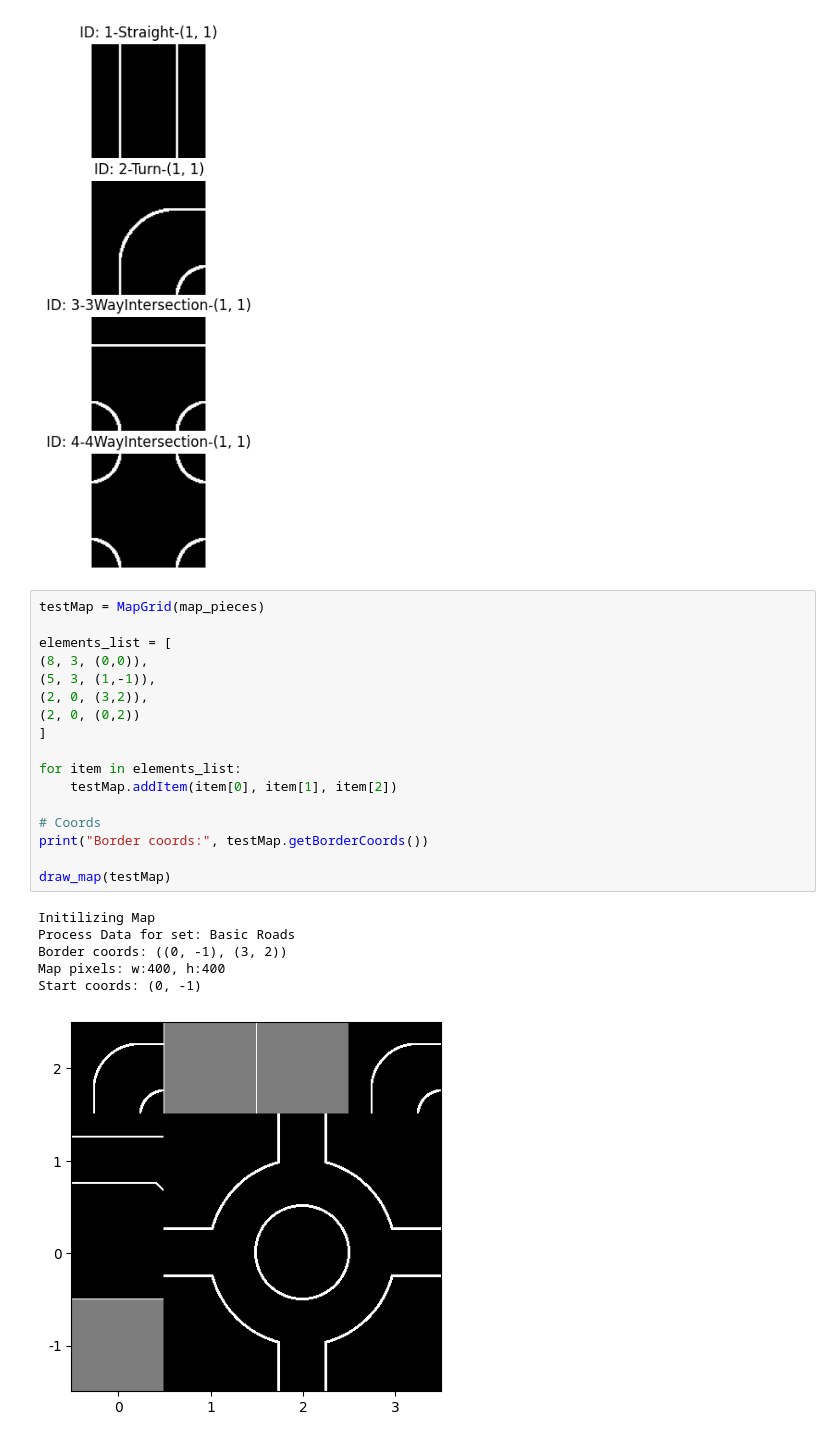
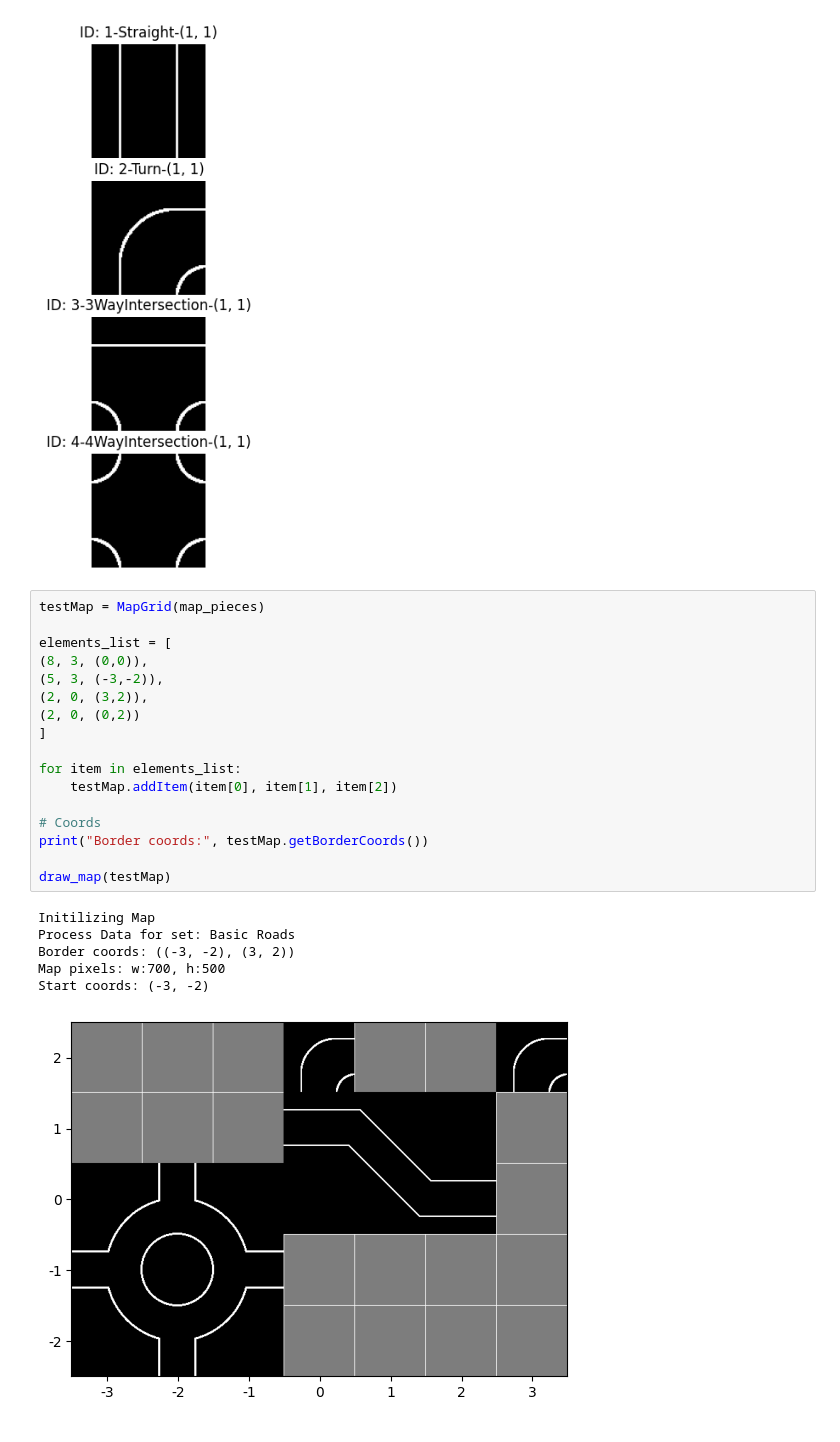
Before and after one commit to slaweksystem/map_generator_2D, a Jupyter notebook: map_generator.ipynb, the cells around one changed output. Cells and saved outputs as stored; diff of their text form.

```diff
--- a/map_generator.ipynb
+++ b/map_generator.ipynb
@@ -101,24 +101,24 @@ images to load - 4
 # %%
 testMap = MapGrid(map_pieces)
 
 elements_list = [
 (8, 3, (0,0)),
-(5, 3, (1,-1)),
+(5, 3, (-3,-2)),
 (2, 0, (3,2)),
 (2, 0, (0,2))
 ]
 
 for item in elements_list:
     testMap.addItem(item[0], item[1], item[2])
 
 # Coords
 print("Border coords:", testMap.getBorderCoords())
 
 draw_map(testMap)
 # %% [output]
 Initilizing Map
 Process Data for set: Basic Roads
-Border coords: ((0, -1), (3, 2))
-Map pixels: w:400, h:400
-Start coords: (0, -1)
+Border coords: ((-3, -2), (3, 2))
+Map pixels: w:700, h:500
+Start coords: (-3, -2)
-[figure, old version]
+[figure, new version]
```
Also changed, not shown: parts of 5 cells of this notebook, 1 other file.
